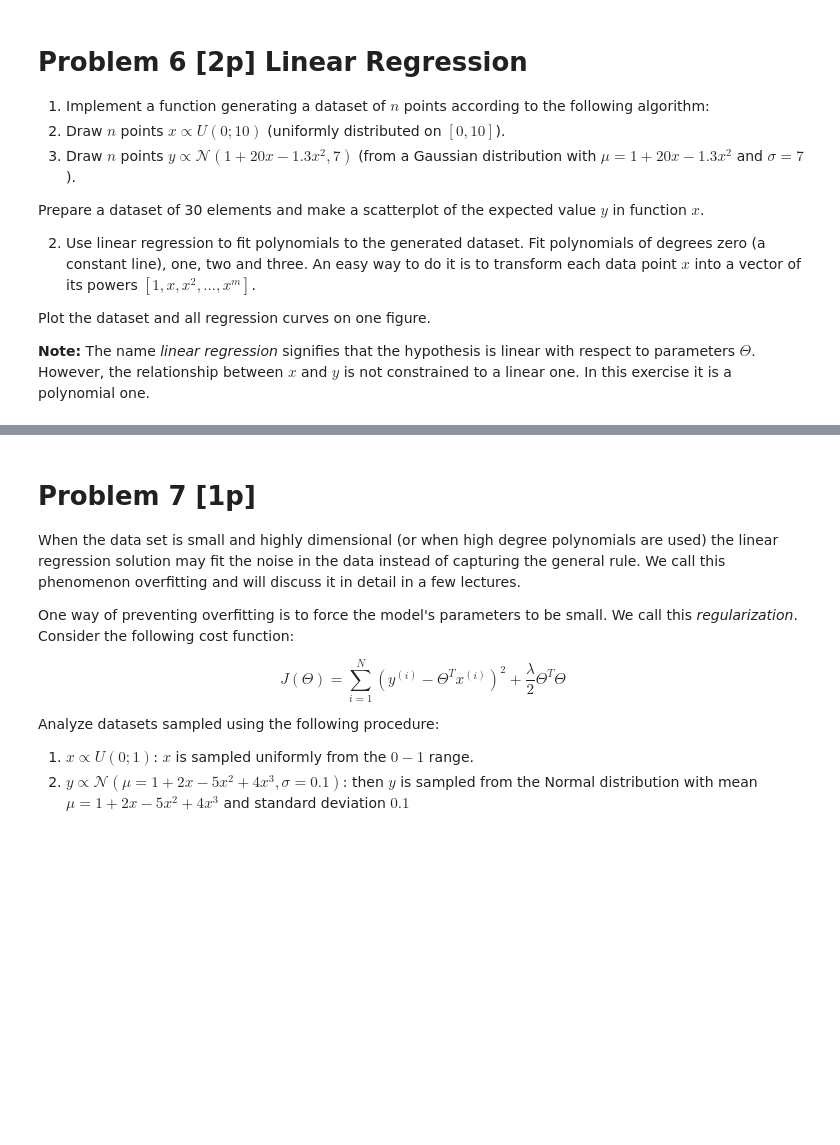
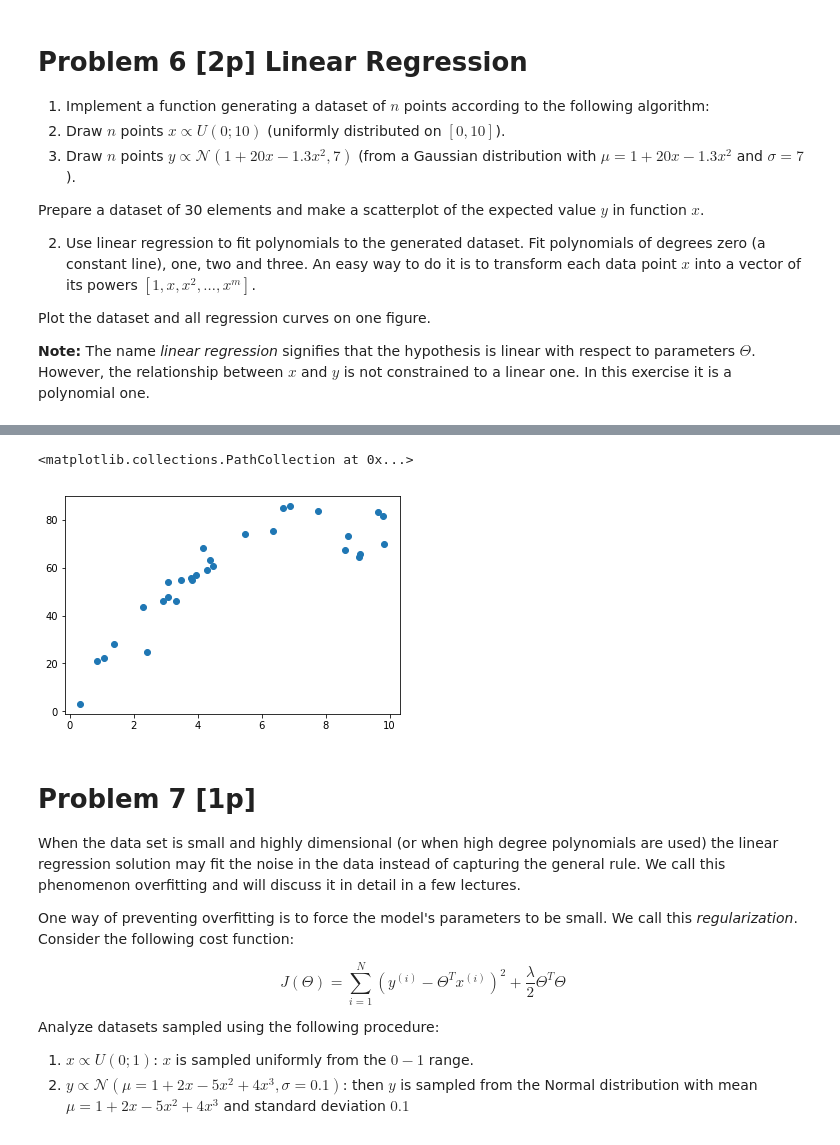
Before and after one commit to dingorth/neural_networks, a Jupyter notebook: assignment2/Assignment2.ipynb, the cells around one changed output, grey strips where cells are left out. Saved outputs shown, nothing was run; the diff lists cells and outputs as text; code cells hidden in the pictures; blank space fills up the shorter version.

```diff
--- a/assignment2/Assignment2.ipynb
+++ b/assignment2/Assignment2.ipynb
@@ -313,11 +352,14 @@ Find the following functions' gradients or Jacobians with respect to vector $\ma
 # %%
 def make_dataset(N):
-    X = TODO
-    Y = TODO
+    X = np.random.rand(N) * 10
+    Y = np.random.normal(np.ones(N) + 20*X - 1.3*X*X, np.ones(N) * 7)
     return X,Y
 
 data = make_dataset(30)
-scatter(TODO)
+scatter(data[0], data[1]) # TODO?
+# %% [output]
+<matplotlib.collections.PathCollection at 0x...>
+[figure, added]
 # %%
 from numpy.linalg import inv
 
```
Also changed, not shown: parts of 3 cells of this notebook.
